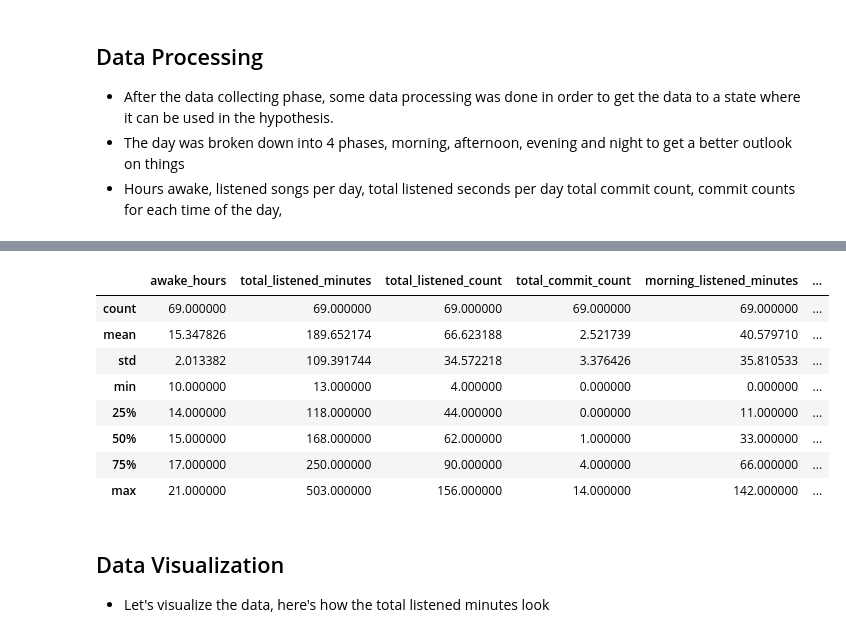
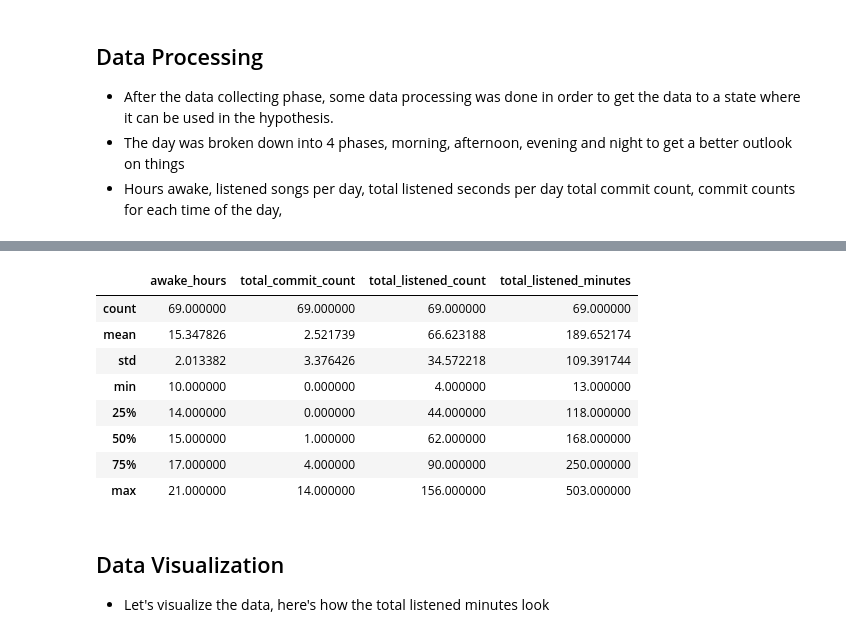
Before and after one commit to akifisitan/rhythms-of-code, a Jupyter notebook: project.ipynb, the cells around one changed output, grey strips where cells are left out. Cells and saved outputs as stored; diff of their text form; code cells hidden in the pictures.

```diff
--- a/project.ipynb
+++ b/project.ipynb
@@ -320,16 +332,16 @@ df.sample(10).to_json("test.json", orient="index")
 # %%
 # Display dataframe summary
 small_df = df[["awake_hours", "total_commit_count", "total_listened_count", "total_listened_minutes"]]
-# small_df.describe()
+small_df.describe()
 
-df.describe()
+# df.describe()
 # %% [output]
-|  | awake_hours | total_listened_minutes | total_listened_count | total_commit_count | morning_listened_minutes | ... |
-| count | 69.000000 | 69.000000 | 69.000000 | 69.000000 | 69.000000 | ... |
-| mean | 15.347826 | 189.652174 | 66.623188 | 2.521739 | 40.579710 | ... |
-| std | 2.013382 | 109.391744 | 34.572218 | 3.376426 | 35.810533 | ... |
-| min | 10.000000 | 13.000000 | 4.000000 | 0.000000 | 0.000000 | ... |
-| 25% | 14.000000 | 118.000000 | 44.000000 | 0.000000 | 11.000000 | ... |
-| 50% | 15.000000 | 168.000000 | 62.000000 | 1.000000 | 33.000000 | ... |
-| 75% | 17.000000 | 250.000000 | 90.000000 | 4.000000 | 66.000000 | ... |
-| max | 21.000000 | 503.000000 | 156.000000 | 14.000000 | 142.000000 | ... |
+|  | awake_hours | total_commit_count | total_listened_count | total_listened_minutes |
+| count | 69.000000 | 69.000000 | 69.000000 | 69.000000 |
+| mean | 15.347826 | 2.521739 | 66.623188 | 189.652174 |
+| std | 2.013382 | 3.376426 | 34.572218 | 109.391744 |
+| min | 10.000000 | 0.000000 | 4.000000 | 13.000000 |
+| 25% | 14.000000 | 0.000000 | 44.000000 | 118.000000 |
+| 50% | 15.000000 | 1.000000 | 62.000000 | 168.000000 |
+| 75% | 17.000000 | 4.000000 | 90.000000 | 250.000000 |
+| max | 21.000000 | 14.000000 | 156.000000 | 503.000000 |
```
Also changed, not shown: parts of 6 cells of this notebook, 1 other file.
